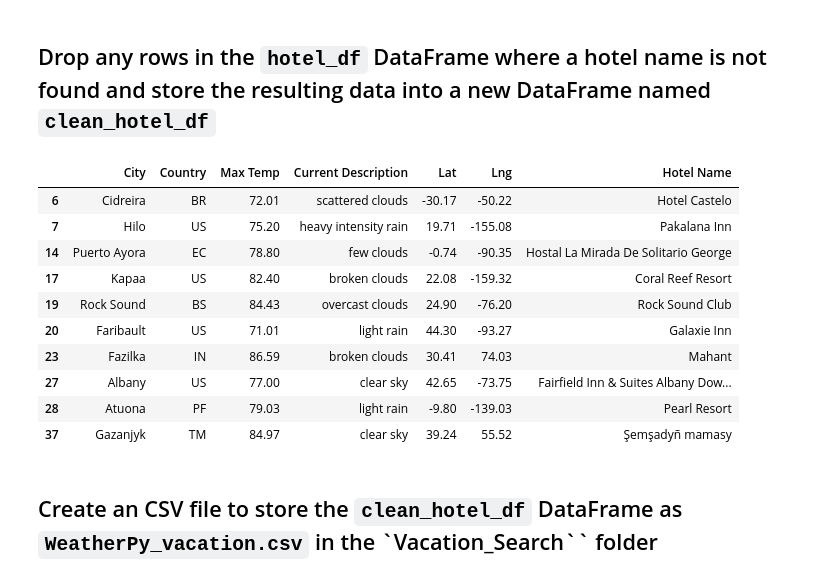
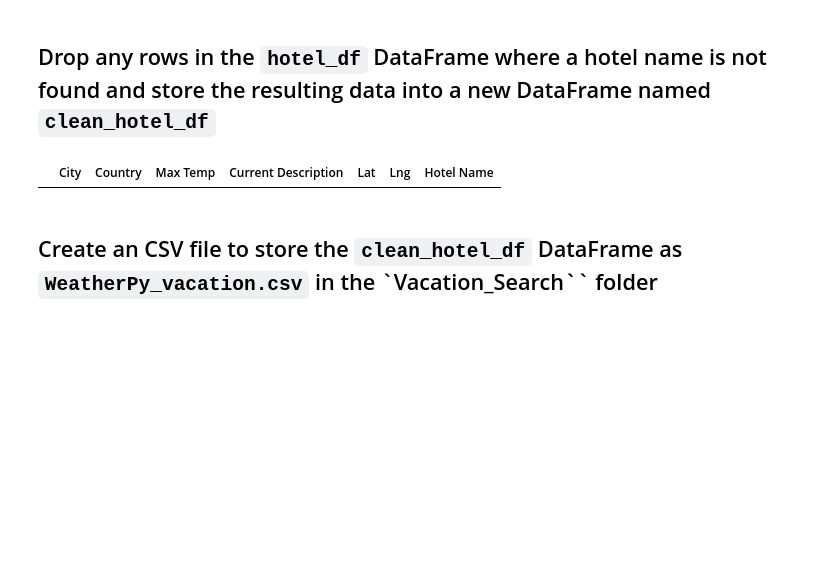
Before and after one commit to stacey1079/World_Weather_Analysis, a Jupyter notebook: Vacation_Search/Vacation_Search.ipynb, the cells around one changed output. Cells and saved outputs as stored; diff of their text form; code cells hidden in the pictures; blank space fills up the shorter version.

```diff
--- a/Vacation_Search/Vacation_Search.ipynb
+++ b/Vacation_Search/Vacation_Search.ipynb
@@ -99,8 +110,8 @@ What is the maximum temperature you would like for your vacation? 90
 ## Create a new Pandas DataFrame named `clean_travel_cities` by using the Pandas `dropna` function on the `preferred_cities_df` to drop any empty rows
 # %%
 # Drop any empty rows and create a new DataFrame that doesn’t have empty rows.
-# YOUR CODE HERE
+clean_travel_cities = preferred_cities_df.dropna()
 
 # Display sample data
-# YOUR CODE HERE
+clean_travel_cities.head(10)
 # %% [output]
@@ -114,14 +130,14 @@ What is the maximum temperature you would like for your vacation? 90
 ## Use the `copy` Pandas function to create a new DataFrame, called `hotel_df`, by copying the following columns from the `clean_travel_cities` DataFrame: "City", "Country", "Max Temp", "Current Description", "Lat", "Lng"
 # %%
 # Create DataFrame called hotel_df to store hotel names along with city, country, max temp, and coordinates.
-# YOUR CODE HERE
+hotel_df = clean_travel_cities[["City", "Country", "Max Temp", "Current Description", "Lat", "Lng"]].copy()
 # %% [markdown]
 ## Add a new empty column named `Hotel Name` to the `hotel_df` DataFrame
 # %%
 # Create a new column "Hotel Name".
-# YOUR CODE HERE
+hotel_df["Hotel Name"] = ""
 
 # Display sample data
-# YOUR CODE HERE
+hotel_df.head(10)
 # %% [output]
 |  | City | Country | Max Temp | Current Description | Lat | Lng | Hotel Name |
@@ -156,8 +172,8 @@ print("Starting hotel search")
 # Iterate through the hotel_df DataFrame
 for index, row in hotel_df.iterrows():
     # Get latitude and longitude from DataFrame.
-    latitude = # YOUR CODE HERE
-    longitude = # YOUR CODE HERE
+    latitude = row["Lat"]
+    longitude = row["Lng"]
 
     # Add the current city's latitude and longitude to the params dictionary
     params["filter"] = f"circle:{longitude},{latitude},{radius}"
@@ -167,14 +183,15 @@ for index, row in hotel_df.iterrows():
     base_url = "https://api.geoapify.com/v2/places"
 
     # Make request and retrieve the JSON data by using the params dictionaty
-    name_address = # YOUR CODE HERE
+    name_address = requests.get(base_url, params=params)
 
     # Convert the API response to JSON format
-    name_address = # YOUR CODE HERE
+    name_address = name_address.json()
+    #print(json.dumps(name_address, indent=4, sort_keys=True))
 
     # Get the first hotel from the results and store the name, if a hotel isn't found set the hotel name as "No hotel found".
     try:
-        hotel_df.loc[index, "Hotel Name"] = # YOUR CODE HERE
+        hotel_df.loc[index, "Hotel Name"] = name_address["results"][0]["features"]["geometry"]["properties"]["details"]["name"]
     except (KeyError, IndexError):
         # If no hotel is found, set the hotel name as "No hotel found".
         hotel_df.loc[index, "Hotel Name"] = "No hotel found"
@@ -219,22 +236,12 @@ Moen - nearest hotel: No hotel found
 ## Drop any rows in the `hotel_df` DataFrame where a hotel name is not found and store the resulting data into a new DataFrame named `clean_hotel_df`
 # %%
 # Drop the rows where there is no Hotel Name.
-# YOUR CODE HERE
+clean_hotel_df = hotel_df.loc[(hotel_df["Hotel Name"]!="No hotel found")]
 
 # Display sample data
-# YOUR CODE HERE
+clean_hotel_df.head(10)
 # %% [output]
 |  | City | Country | Max Temp | Current Description | Lat | Lng | Hotel Name |
-| 6 | Cidreira | BR | 72.01 | scattered clouds | -30.17 | -50.22 | Hotel Castelo |
-| 7 | Hilo | US | 75.20 | heavy intensity rain | 19.71 | -155.08 | Pakalana Inn |
-| 14 | Puerto Ayora | EC | 78.80 | few clouds | -0.74 | -90.35 | Hostal La Mirada De Solitario George |
-| 17 | Kapaa | US | 82.40 | broken clouds | 22.08 | -159.32 | Coral Reef Resort |
-| 19 | Rock Sound | BS | 84.43 | overcast clouds | 24.90 | -76.20 | Rock Sound Club |
-| 20 | Faribault | US | 71.01 | light rain | 44.30 | -93.27 | Galaxie Inn |
-| 23 | Fazilka | IN | 86.59 | broken clouds | 30.41 | 74.03 | Mahant |
-| 27 | Albany | US | 77.00 | clear sky | 42.65 | -73.75 | Fairfield Inn & Suites Albany Dow... |
-| 28 | Atuona | PF | 79.03 | light rain | -9.80 | -139.03 | Pearl Resort |
-| 37 | Gazanjyk | TM | 84.97 | clear sky | 39.24 | 55.52 | Şemşadyñ mamasy |
 # %% [markdown]
 ## Create an CSV file to store the `clean_hotel_df` DataFrame as `WeatherPy_vacation.csv` in the `Vacation_Search`` folder
 # %%
```
Also changed, not shown: parts of 6 cells of this notebook.
